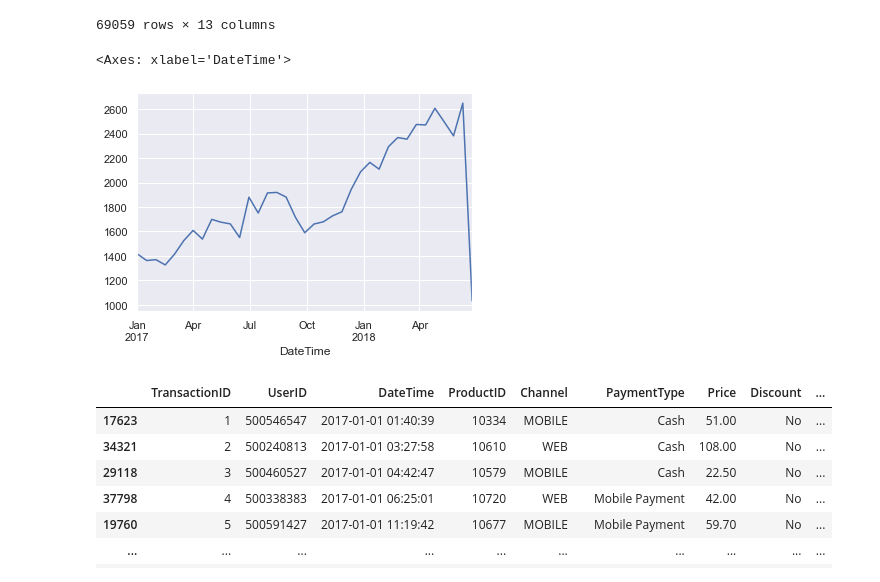
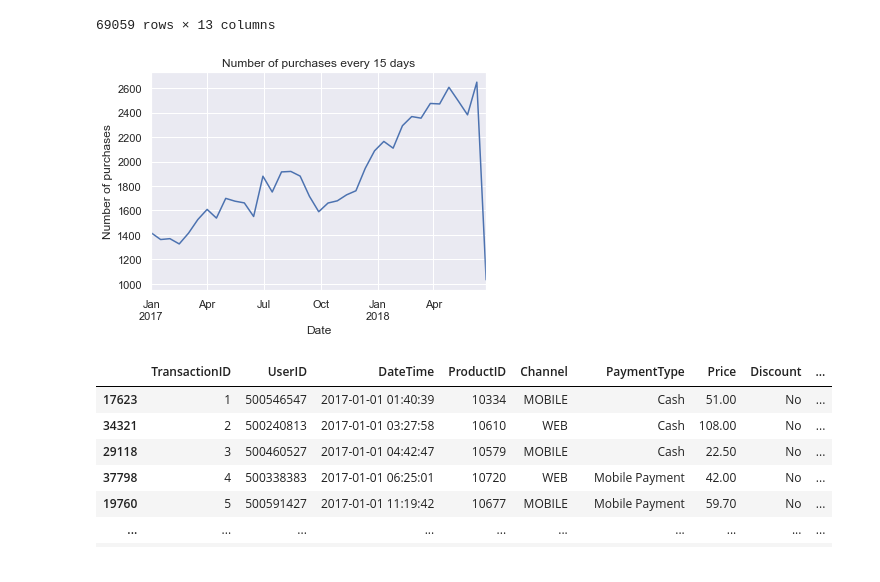
Before and after one commit to itszehrakaya/datathon-preselection-task, a Jupyter notebook: churn-model.ipynb, the cells around one changed output. Drawn from its saved outputs; the diff is of its cells as text; code cells hidden in the pictures.

```diff
--- a/churn-model.ipynb
+++ b/churn-model.ipynb
@@ -73,9 +73,12 @@ df
 69059 rows × 13 columns
 # %%
 df.groupby(pd.Grouper(key="DateTime", freq="15D"))["UserID"].count().plot()
+plt.title("Number of purchases every 15 days")
+plt.xlabel("Date")
+plt.ylabel("Number of purchases")
+plt.savefig(CFG["plot_folder_path"] / "purchases_every_15_days.png")
 # %% [output]
-<Axes: xlabel='DateTime'>
-[figure, old version]
+[figure, new version]
 # %%
 
 df['DateTime'] = pd.to_datetime(df['DateTime'])
```
Also changed, not shown: 1 other file.
